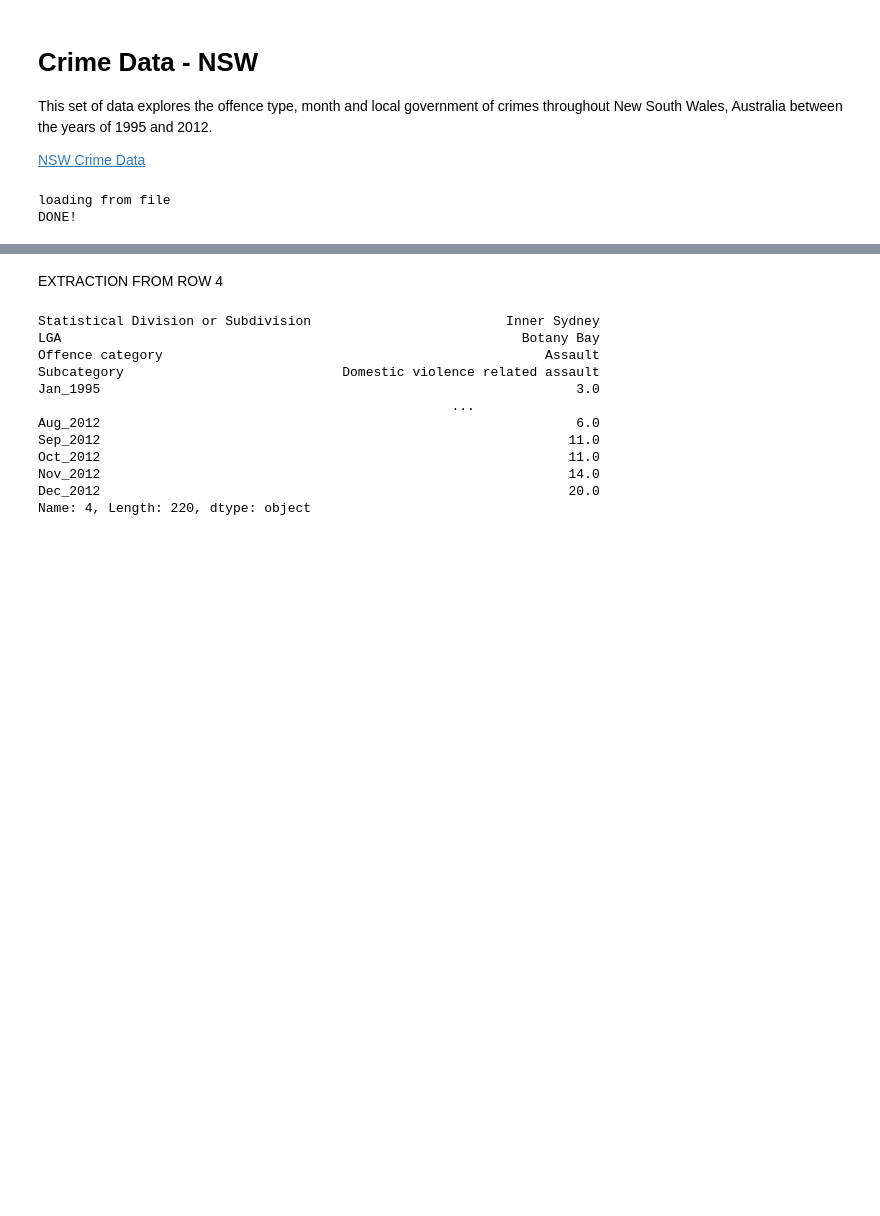
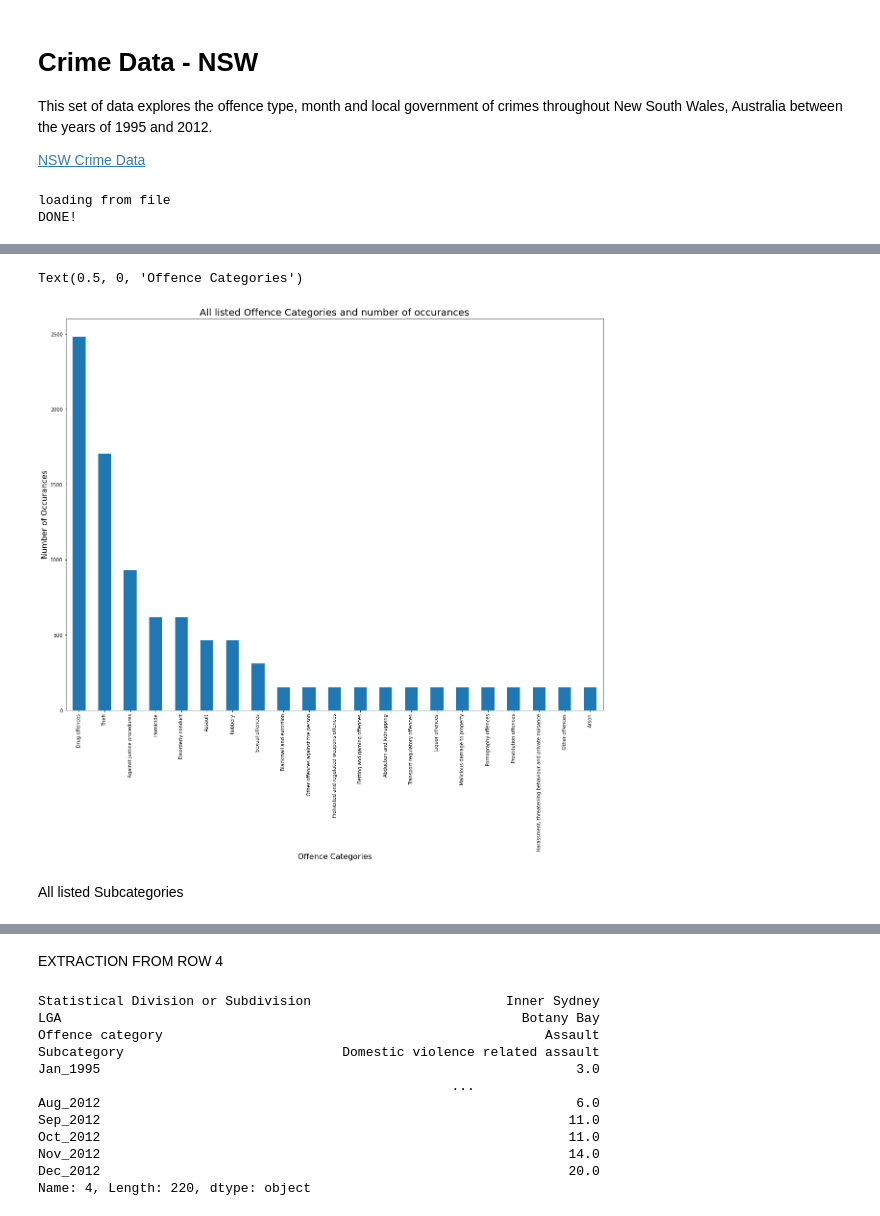
Before and after one commit to joshmic/Data_Project, a Jupyter notebook: Crime Data - NSW.ipynb, the cells around one changed output, grey strips where cells are left out. Saved outputs shown, nothing was run; the diff lists cells and outputs as text; code cells hidden in the pictures; blank space fills up the shorter version.

Commit message:
Data Project - Push 3

```diff
--- a/Crime Data - NSW.ipynb
+++ b/Crime Data - NSW.ipynb
@@ -63,4 +65,0 @@ TOTAL OFFENCES REGARDING EACH MONTH AND YEAR IN CORRESPONDENCE TO STATISICAL DIV
-# %%
-crime_data.set_index('Statistical Division or Subdivision').plot(fontsize = 10)
-plt.ylabel('Total', fontsize = 16)
-plt.title("Total number of offences per Month/Year correspondence to Statistical Division/Subdivision", fontsize=20)
@@ -195,0 +88,10 @@ array([[<AxesSubplot:title={'center':'Dec_2005'}>]], dtype=object)
+# %%
+crime_data["Offence category"].value_counts().plot(kind="bar")
+plt.title("All listed Offence Categories and number of occurances", fontsize=20)
+plt.ylabel('Number of Occurances', fontsize = 16)
+plt.xlabel('Offence Categories', fontsize = 16)
+# %% [output]
+Text(0.5, 0, 'Offence Categories')
+[figure, added]
+# %% [markdown]
+All listed Subcategories
```
Also changed, not shown: parts of 50 cells of this notebook, 1 other file.
